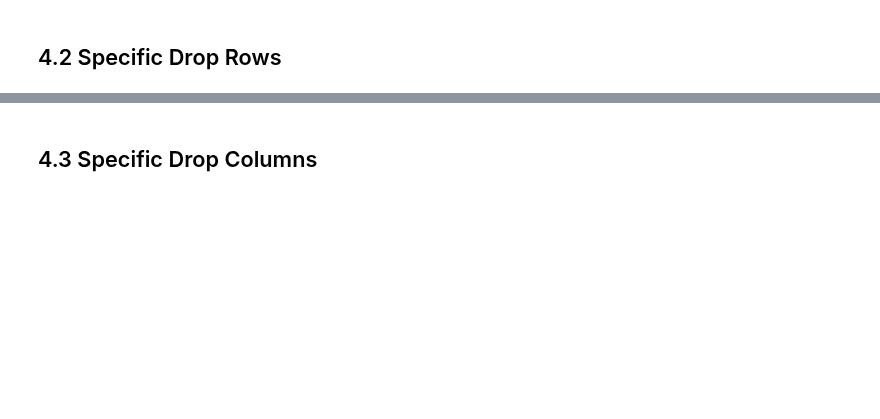
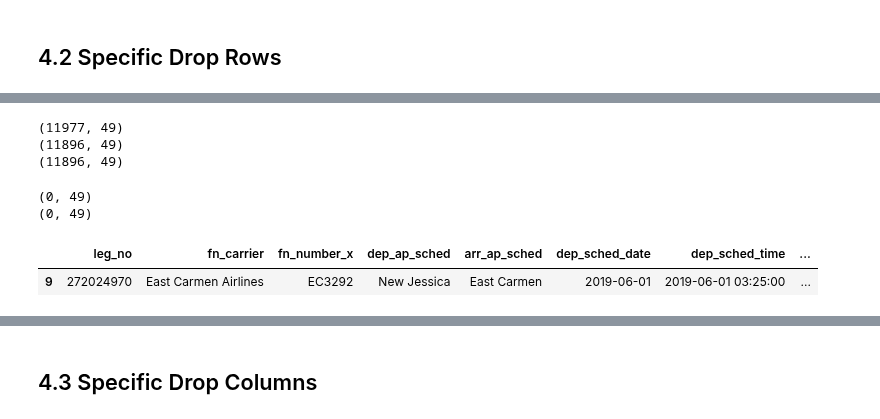
Before and after one commit to Paul1911/Delay-Prediction, a Jupyter notebook: notebooks/2raw_feature_engineering.ipynb, the cells around one changed output, grey strips where cells are left out. Cells and saved outputs as stored; diff of their text form; code cells hidden in the pictures; blank space fills up the shorter version.

```diff
--- a/notebooks/2raw_feature_engineering.ipynb
+++ b/notebooks/2raw_feature_engineering.ipynb
@@ -301,0 +381,26 @@ full_df.shape
+# %%
+# Drop NAs for ground delay, block delay
+print(full_df.shape)
+full_df.dropna(subset=['block_delay'], inplace = True)
+print(full_df.shape)
+full_df.dropna(subset=['ground_delay'], inplace = True)
+print(full_df.shape)
+# %% [output]
+(11977, 49)
+(11896, 49)
+(11896, 49)
+# %%
+# Find cases where dep ap flight is not equal dep ap ground
+print(full_df[full_df['dep_leg_inbound'].notna()][full_df['dep_ap_sched']!=full_df['dep_leg_inbound']].shape)
+print(full_df[full_df['arr_leg_inbound'].notna()][full_df['arr_ap_sched']!=full_df['arr_leg_inbound']].shape)
+# %% [output]
+(0, 49)
+(0, 49)
+# %%
+# Mark rows where Act Groundtime < 0
+#full_df["rows_to_drop"] = np.where(full_df['Act Groundtime']<0, 1, full_df["rows_to_drop"])
+#full_df["rows_to_drop"].sum()
+full_df.head(1)
+# %% [output]
+|  | leg_no | fn_carrier | fn_number_x | dep_ap_sched | arr_ap_sched | dep_sched_date | dep_sched_time | ... |
+| 9 | 272024970 | East Carmen Airlines | EC3292 | New Jessica | East Carmen | 2019-06-01 | 2019-06-01 03:25:00 | ... |
```
Also changed, not shown: parts of 35 cells of this notebook, 5 other files.
